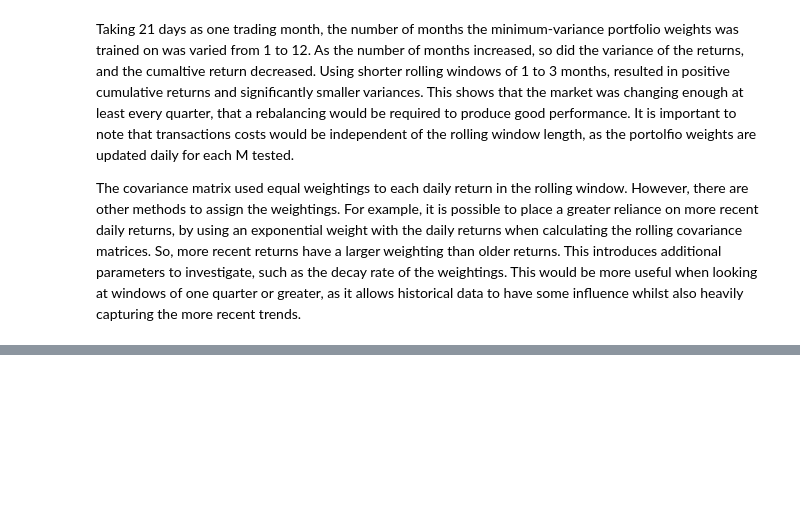
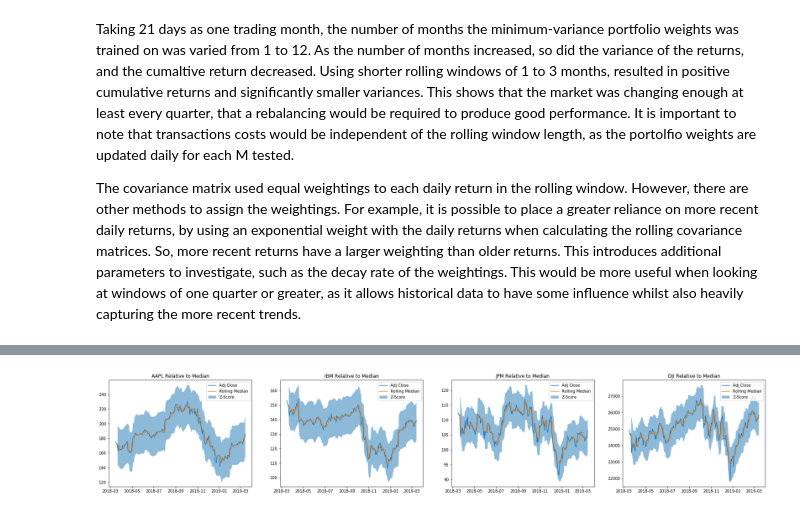
Before and after one commit to mahudu97/FSP, a Jupyter notebook: src/CW.ipynb, the cells around one changed output, grey strips where cells are left out. Cells and saved outputs as stored; diff of their text form; code cells hidden in the pictures; blank space fills up the shorter version.

```diff
--- a/src/CW.ipynb
+++ b/src/CW.ipynb
@@ -1395,0 +1503,16 @@ The covariance matrix used equal weightings to each daily return in the rolling
+# %%
+fig, axis = plt.subplots(1, 4, figsize=(30,5))
+# adj_close
+for i, ax in enumerate(axis):
+    mad = stocks[i]['Adj Close'].mad()
+    ax.set_title("{} Relative to Median".format(names[i]))
+    ax.plot(date_axis, stocks[i]['Adj Close'], label="Adj Close")
+    ax.plot(date_axis, stocks[i]['Adj Close'].rolling(5).median(), label='Rolling Median')
+    minus = stocks[i]['Adj Close'].rolling(5).median() - 1.5*mad
+    plus = stocks[i]['Adj Close'].rolling(5).median() + 1.5*mad
+    outliers[i][2] = count_outliers(stocks[i]['Adj Close'], minus, plus)
+    ax.fill_between(date_axis,minus,plus, label="Z-Score", alpha=0.5)
+    ax.legend()
+plt.show()
+# %% [output]
+[figure, added]
```
Also changed, not shown: parts of 32 cells of this notebook, 4 other files.
